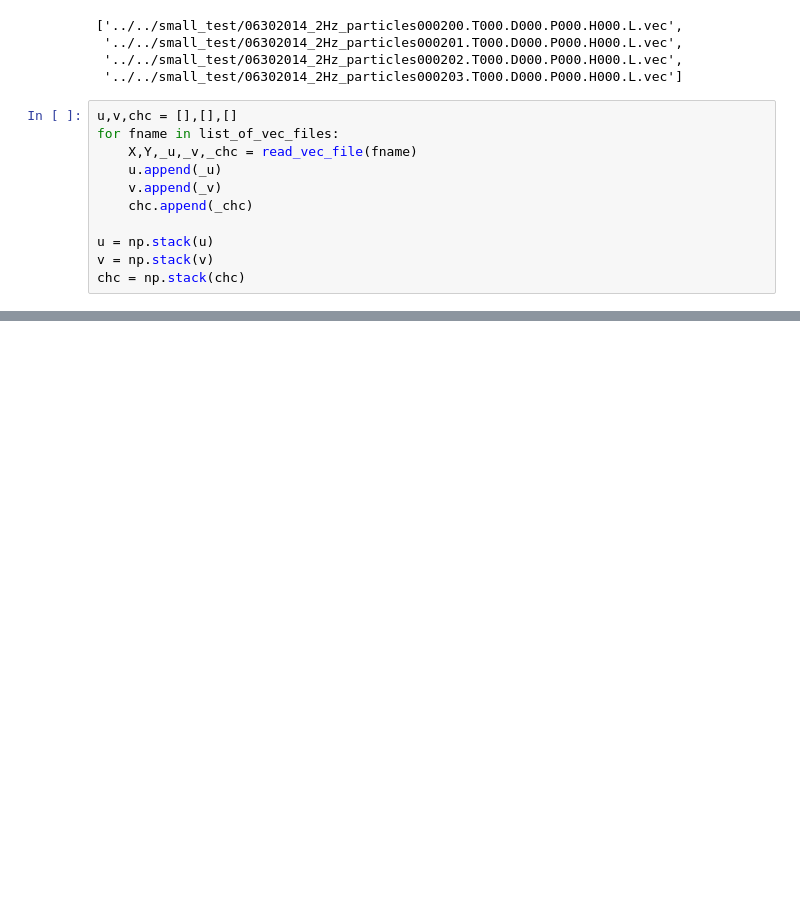
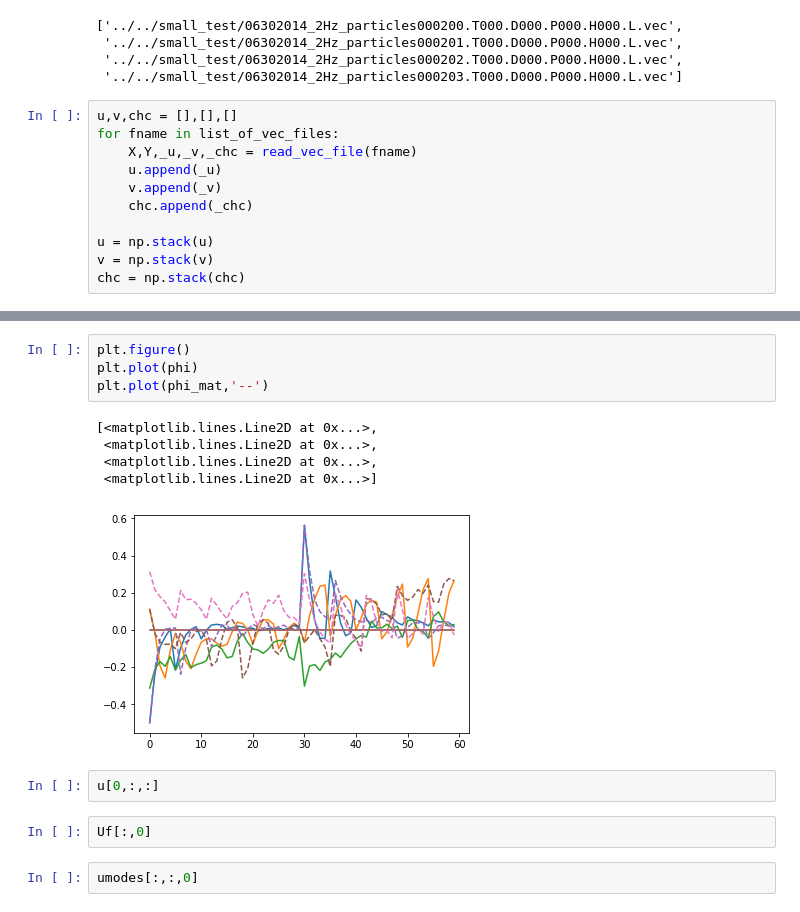
Before and after one commit to OpenPIV/openpiv-podbox, a Jupyter notebook: Python/notebooks/poduv.ipynb, the cells around one changed output, grey strips where cells are left out. Cells and saved outputs as stored; diff of their text form; blank space fills up the shorter version.

```diff
--- a/Python/notebooks/poduv.ipynb
+++ b/Python/notebooks/poduv.ipynb
@@ -148,0 +320,16 @@ tmp.shape
+# %%
+plt.figure()
+plt.plot(phi)
+plt.plot(phi_mat,'--')
+# %% [output]
+[<matplotlib.lines.Line2D at 0x...>,
+ <matplotlib.lines.Line2D at 0x...>,
+ <matplotlib.lines.Line2D at 0x...>,
+ <matplotlib.lines.Line2D at 0x...>]
+[figure, added]
+# %%
+u[0,:,:]
+# %%
+Uf[:,0]
+# %%
+umodes[:,:,0]
```
Also changed, not shown: parts of 30 cells of this notebook, 4 other files.
